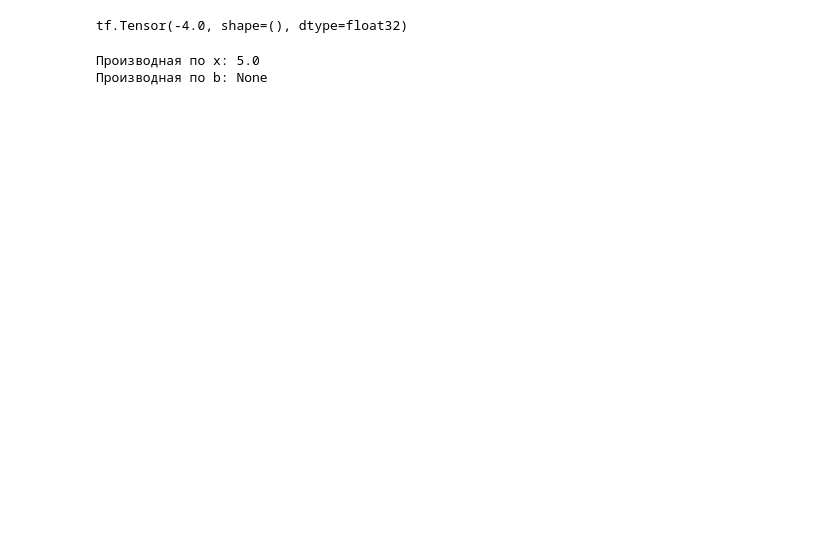
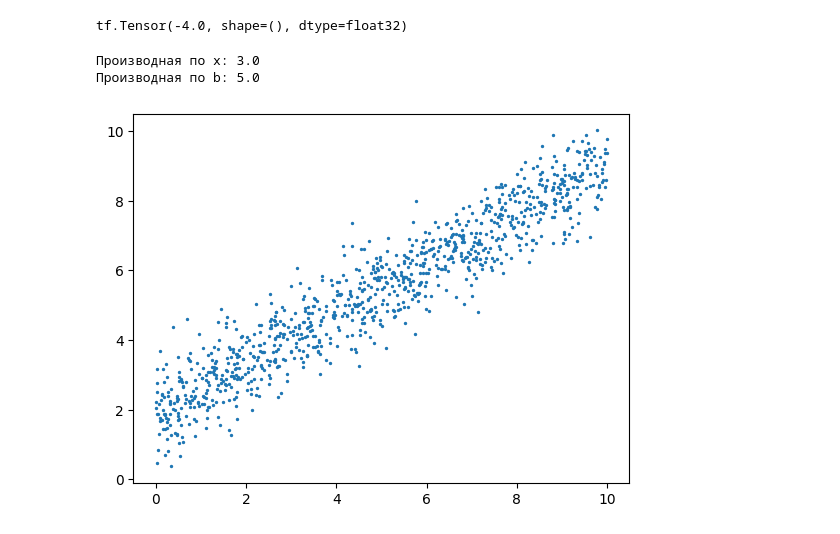
Before and after one commit to onez9/mlexpiriens, a Jupyter notebook: main.ipynb, the cells around one changed output. Cells and saved outputs as stored; diff of their text form; code cells hidden in the pictures; blank space fills up the shorter version.

```diff
--- a/main.ipynb
+++ b/main.ipynb
@@ -386,12 +367,14 @@ import tensorflow as tf
 
 x = tf.Variable(0, dtype=tf.float32, trainable=True) # можно запретить вычислять производные если добаить аргумент trainable=False
 # b = tf.constant(1.5) # так производная не будет вычисляться
-b = tf.Variable(1.5, dtype=tf.float32) + 1.0 # b = tf.Variable(1.5, dtype=tf.float32) + 1.0, если добавим константу (+ 1.0), то b - перестанет быть переменной
+b = tf.Variable(1.5, dtype=tf.float32) # b = tf.Variable(1.5, dtype=tf.float32) + 1.0, если добавим константу (+ 1.0), то b - перестанет быть переменной
 
 
 
 with tf.GradientTape(watch_accessed_variables=False) as tape: # полностью отключить отслеживание переменных - watch_accessed_variables=False
   # with tf.GradientTape() as tape: # tape отслеживает тензоры только с Variable, c constant - нет. Для констан объект tape не производит промежуточных вычислений.
+
+  tape.watch([x, b]) # включить отслежиание переменной х. Можно вместо х, написать список переменных [x, b]
   # y = x @ w + b
   # loss = tf.reduce_mean(y ** 2)
   f = (x + b)**2 + 2*b
@@ -400,5 +383,30 @@ with tf.GradientTape(watch_accessed_variables=False) as tape: # полность
 df = tape.gradient(f, [x, b])
 print(f'Производная по x: {df[0]}\nПроизводная по b: {df[1]}')
 # %% [output]
-Производная по x: 5.0
-Производная по b: None
+Производная по x: 3.0
+Производная по b: 5.0
+# %%
+
+
+# градиентные алгоритмы оптимизации
+import os
+os.environ['TF_CPP_MIN_LOG_LEVEL']='2'
+import tensorflow as tf
+import matplotlib.pyplot as plt
+import numpy as np
+
+
+TOTAL_POINTS = 1000
+
+x = tf.random.uniform(shape=[TOTAL_POINTS], minval=0, maxval=10) # генерируем вектор из 1000 точек
+noise = tf.random.normal(shape=[TOTAL_POINTS], stddev=0.7) # генерируем 1000 точек с нормальным распределением с 0-ым математическим ожиданием и СКО = 0.2
+
+k_true = 0.7
+b_true = 2.0
+
+y = x*k_true + b_true + noise
+
+plt.scatter(x, y, s=2)
+plt.show()
+# %% [output]
+[figure, added]
```
Also changed, not shown: parts of 3 cells of this notebook.
